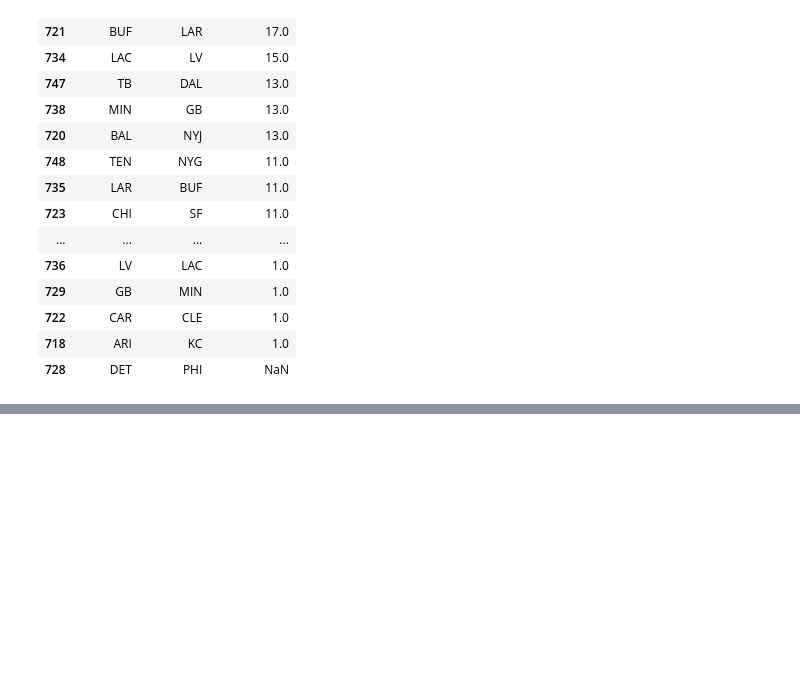
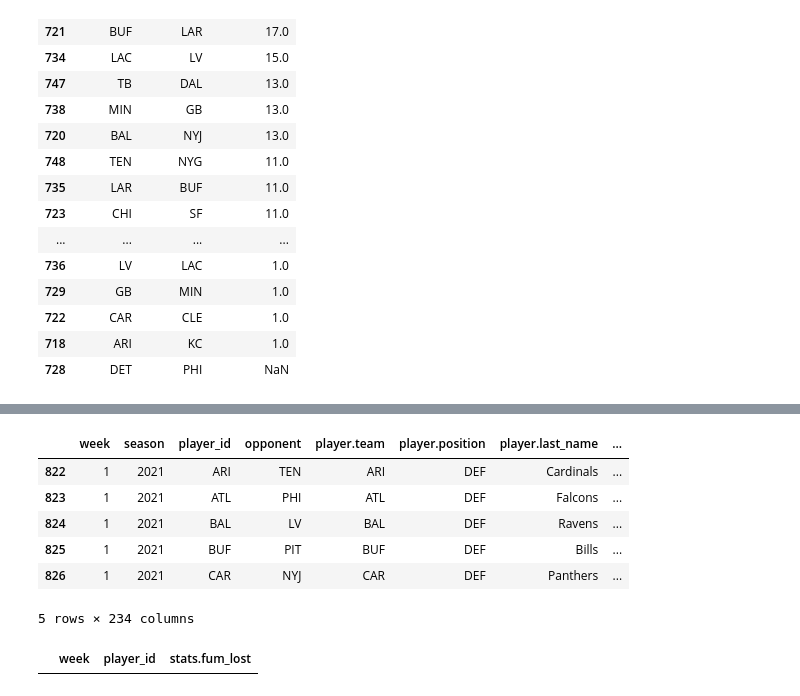
Before and after one commit to hanhossain/football-stats, a Jupyter notebook: fantasyfootball.ipynb, the cells around one changed output, grey strips where cells are left out. Drawn from its saved outputs; the diff is of its cells as text; code cells hidden in the pictures; blank space fills up the shorter version.

```diff
--- a/fantasyfootball.ipynb
+++ b/fantasyfootball.ipynb
@@ -76,0 +107,15 @@ defenses[['player_id', 'opponent', 'stats.pts_std']].sort_values(by=['stats.pts_
+# %%
+prev_def = prev_df[prev_df['player.position'] == 'DEF']
+prev_def.head()
+# %% [output]
+|  | week | season | player_id | opponent | player.team | player.position | player.last_name | ... |
+| 822 | 1 | 2021 | ARI | TEN | ARI | DEF | Cardinals | ... |
+| 823 | 1 | 2021 | ATL | PHI | ATL | DEF | Falcons | ... |
+| 824 | 1 | 2021 | BAL | LV | BAL | DEF | Ravens | ... |
+| 825 | 1 | 2021 | BUF | PIT | BUF | DEF | Bills | ... |
+| 826 | 1 | 2021 | CAR | NYJ | CAR | DEF | Panthers | ... |
+5 rows × 234 columns
+# %%
+prev_def[prev_def['stats.fum_lost'].notna()][['week', 'player_id', 'stats.fum_lost']]
+# %% [output]
+|  | week | player_id | stats.fum_lost |
```
Also changed, not shown: parts of 3 cells of this notebook.
